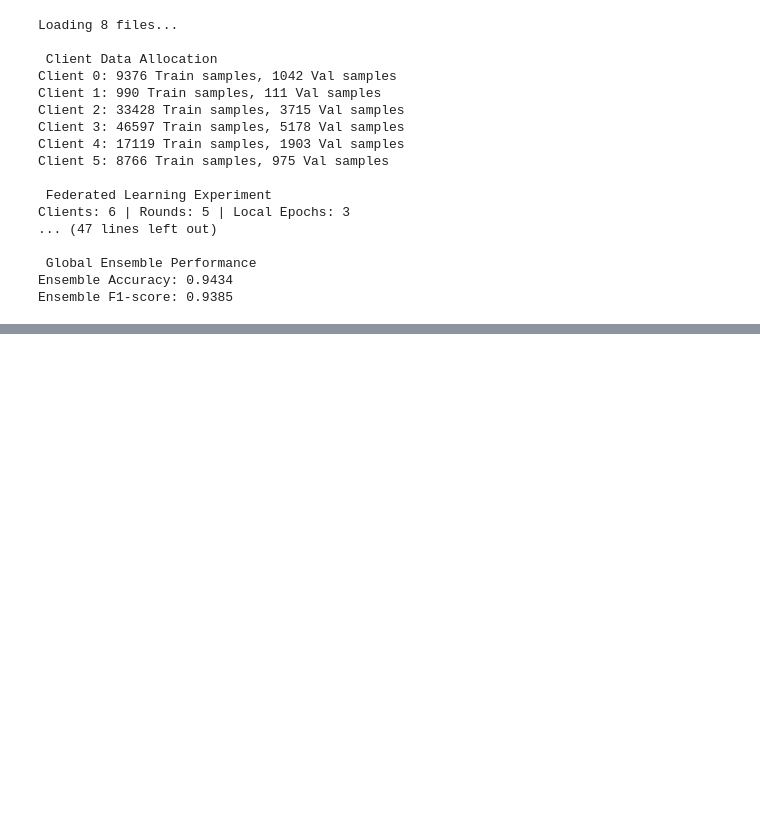
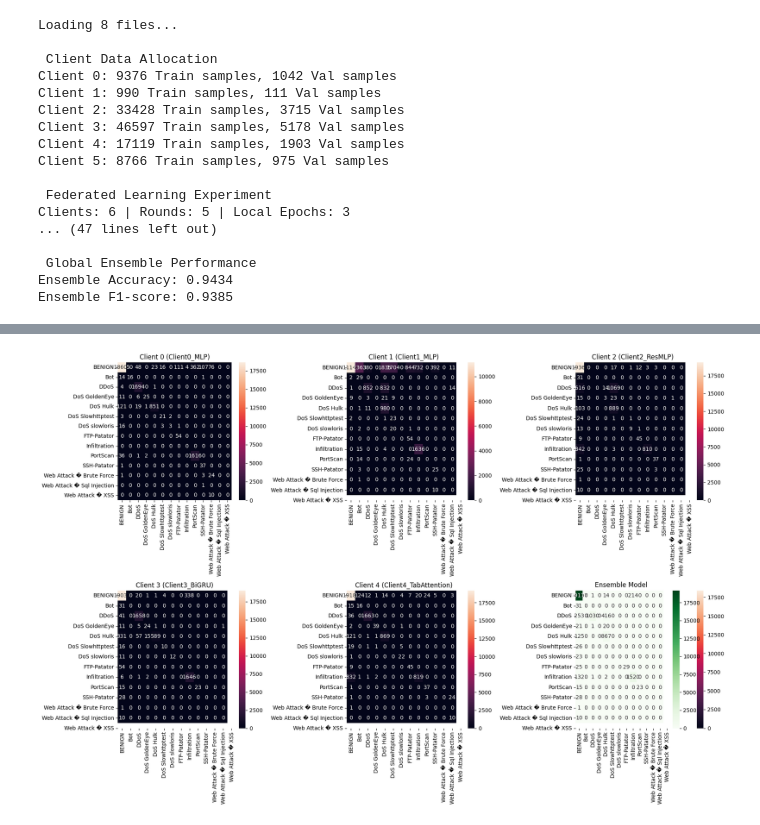
Before and after one commit to SreenithiSV/PrivacyPreservingFederatedLearning_IDS, a Jupyter notebook: PhaseTwo_HE_DP/FL_HETERO_HE.ipynb, the cells around one changed output, grey strips where cells are left out. Cells and saved outputs as stored; diff of their text form; code cells hidden in the pictures; blank space fills up the shorter version.

```diff
--- a/PhaseTwo_HE_DP/FL_HETERO_HE.ipynb
+++ b/PhaseTwo_HE_DP/FL_HETERO_HE.ipynb
@@ -342,0 +371,32 @@ Ensemble F1-score: 0.9385
+# %%
+fig, axes = plt.subplots(2, 3, figsize=(18, 12))
+axes = axes.flatten()
+
+for cid in range(NUM_CLIENTS):
+    y_pred = torch.argmax(models[cid](X_test_tensor), dim=1).cpu().numpy()
+    sns.heatmap(
+        confusion_matrix(y_test_global, y_pred),
+        annot=True,
+        fmt='d',
+        ax=axes[cid],
+        xticklabels=le.classes_,
+        yticklabels=le.classes_
+    )
+    axes[cid].set_title(f'Client {cid} ({models[cid].__class__.__name__})')
+
+# Ensemble confusion matrix
+sns.heatmap(
+    confusion_matrix(y_test_global, y_pred_ens),
+    annot=True,
+    fmt='d',
+    cmap='Greens',
+    ax=axes[5],
+    xticklabels=le.classes_,
+    yticklabels=le.classes_
+)
+axes[5].set_title('Ensemble Model')
+
+plt.tight_layout()
+plt.show()
+# %% [output]
+[figure, added]
```
Also changed, not shown: parts of 1 cell of this notebook.
